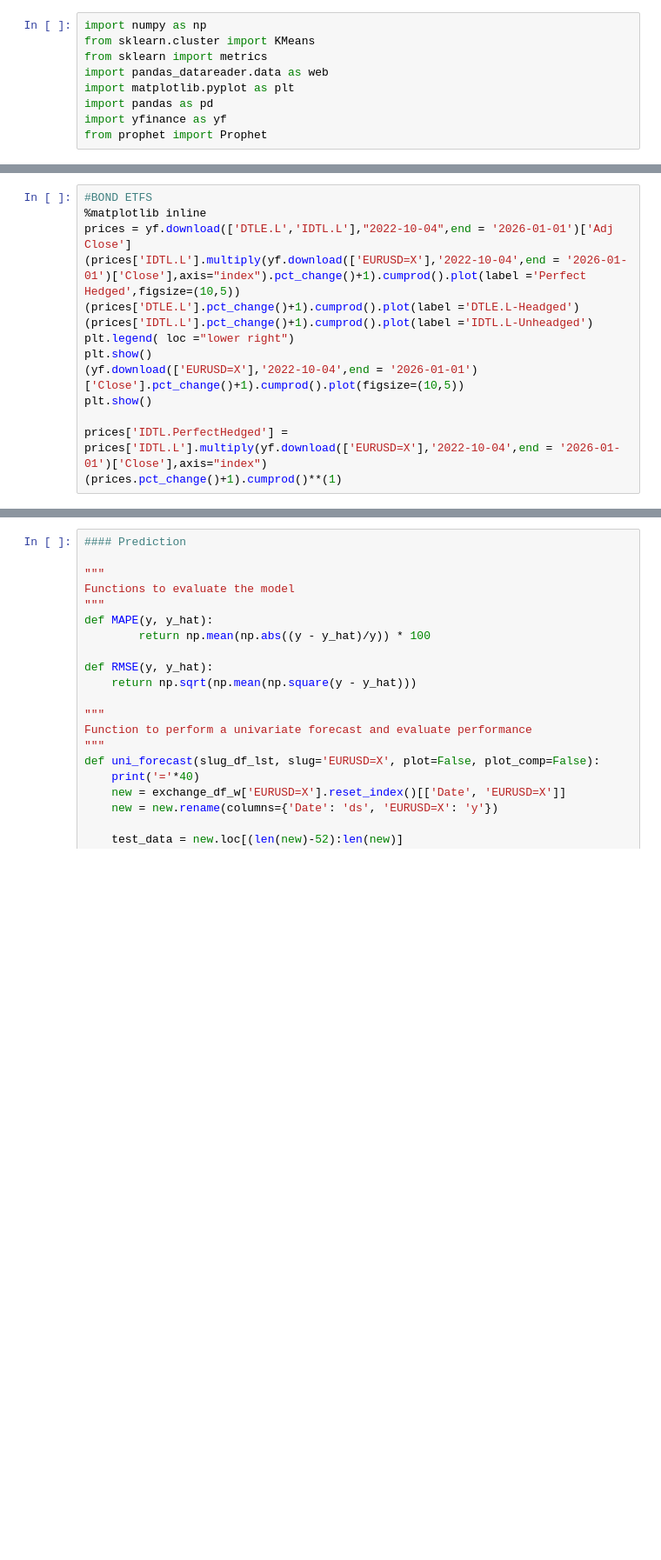
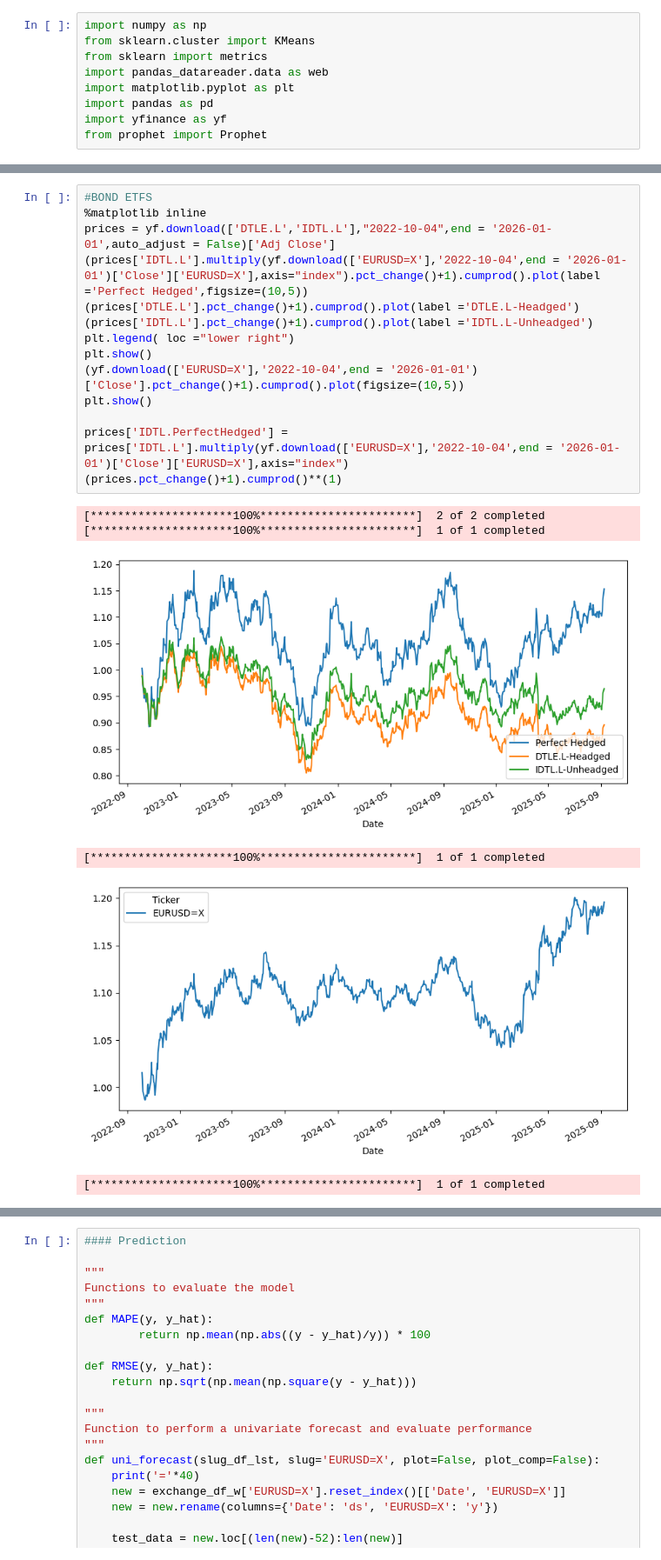
Before and after one commit to paolobalasso/YoutubeTrading, a Jupyter notebook: HedgedvsUnheadged.ipynb, the cells around one changed output, grey strips where cells are left out. Shown at 87% size. Cells and saved outputs as stored; diff of their text form; blank space fills up the shorter version.

```diff
--- a/HedgedvsUnheadged.ipynb
+++ b/HedgedvsUnheadged.ipynb
@@ -40,14 +86,21 @@ prices['IWDA.PerfectHedged'] = prices['IWDA.AS'].multiply(yf.download(['EURUSD=X
 # %%
 #BOND ETFS
 %matplotlib inline
-prices = yf.download(['DTLE.L','IDTL.L'],"2022-10-04",end = '2026-01-01')['Adj Close']
-(prices['IDTL.L'].multiply(yf.download(['EURUSD=X'],'2022-10-04',end = '2026-01-01')['Close'],axis="index").pct_change()+1).cumprod().plot(label ='Perfect Hedged',figsize=(10,5))
+prices = yf.download(['DTLE.L','IDTL.L'],"2022-10-04",end = '2026-01-01',auto_adjust = False)['Adj Close']
+(prices['IDTL.L'].multiply(yf.download(['EURUSD=X'],'2022-10-04',end = '2026-01-01')['Close']['EURUSD=X'],axis="index").pct_change()+1).cumprod().plot(label ='Perfect Hedged',figsize=(10,5))
 (prices['DTLE.L'].pct_change()+1).cumprod().plot(label ='DTLE.L-Headged')
 (prices['IDTL.L'].pct_change()+1).cumprod().plot(label ='IDTL.L-Unheadged')
 plt.legend( loc ="lower right")
 plt.show()
 (yf.download(['EURUSD=X'],'2022-10-04',end = '2026-01-01')['Close'].pct_change()+1).cumprod().plot(figsize=(10,5))
 plt.show()
 
-prices['IDTL.PerfectHedged'] = prices['IDTL.L'].multiply(yf.download(['EURUSD=X'],'2022-10-04',end = '2026-01-01')['Close'],axis="index")
+prices['IDTL.PerfectHedged'] = prices['IDTL.L'].multiply(yf.download(['EURUSD=X'],'2022-10-04',end = '2026-01-01')['Close']['EURUSD=X'],axis="index")
 (prices.pct_change()+1).cumprod()**(1)
+# %% [output]
+[*********************100%***********************]  2 of 2 completed
+[*********************100%***********************]  1 of 1 completed
+[figure, added]
+[*********************100%***********************]  1 of 1 completed
+[figure, added]
+[*********************100%***********************]  1 of 1 completed
```
Also changed, not shown: parts of 10 cells of this notebook.
